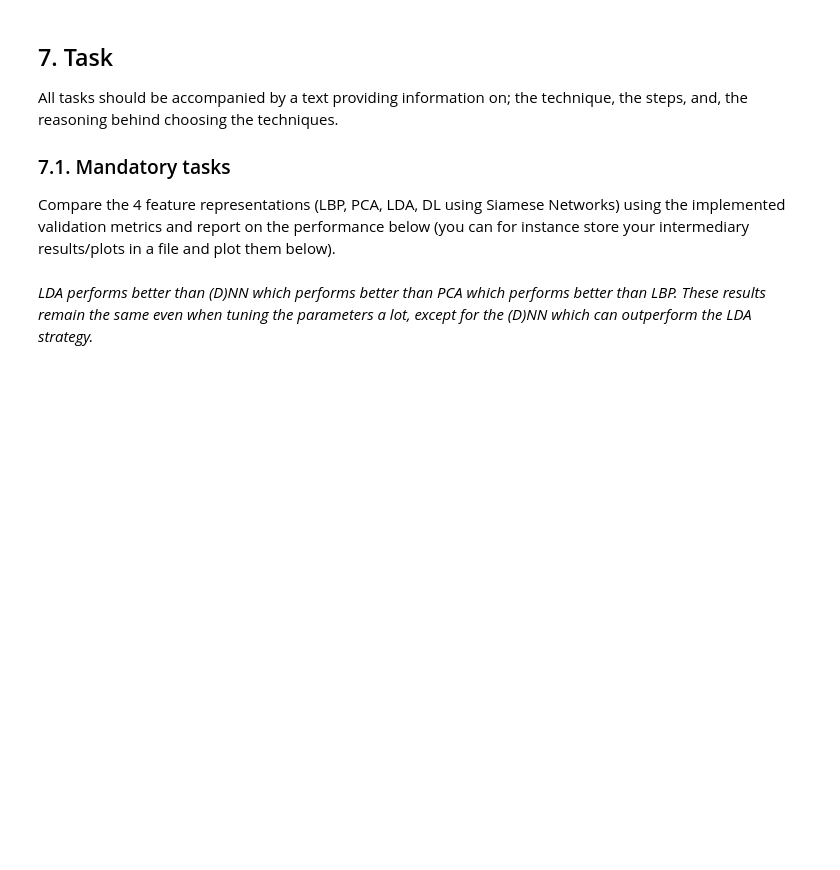
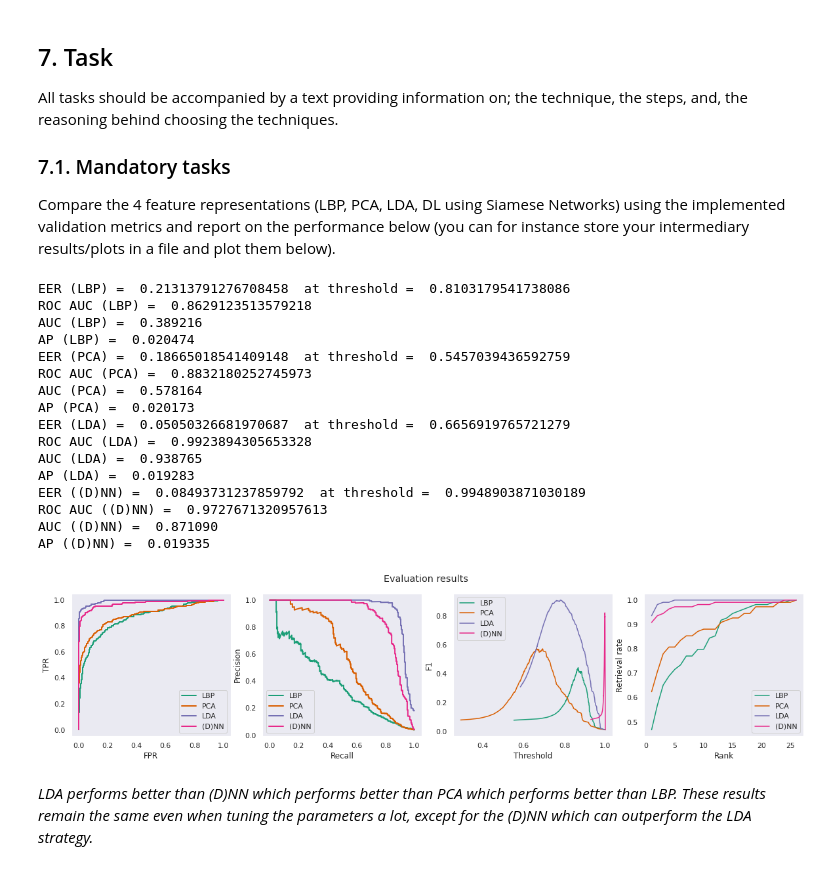
Before and after one commit to BrunoVandekerkhove/biometric-systems, a Jupyter notebook: face_recognition/facial_recognition.ipynb, the cells around one changed output. Cells and saved outputs as stored; diff of their text form; code cells hidden in the pictures; blank space fills up the shorter version.

```diff
--- a/face_recognition/facial_recognition.ipynb
+++ b/face_recognition/facial_recognition.ipynb
@@ -933,34 +933,52 @@ def evaluate(strategies, scores):
   for (strategy, strategy_scores) in zip(strategies, scores):
     (genuine_id_test, _, normalised_test, matrix_test) = strategy_scores
     # ROC
     fpr, tpr, thresholds = roc_curve(genuine_id_test, 1 - normalised_test)
     axes[0].plot(fpr, tpr, color=colors[color_idx], lw=2, label=strategy.name)
     differences = [abs((1-x)-y) for (x,y) in zip(tpr, fpr)]
     min_index = differences.index(min(differences))
     print('EER (' + strategy.name + ') = ', fpr[min_index], ' at threshold = ', thresholds[min_index])
     print('ROC AUC (' + strategy.name + ') = ', roc_auc_score(genuine_id_test, 1 - normalised_test))
     # Precision-Recall
     precision, recall, _ = precision_recall_curve(genuine_id_test, 1 - normalised_test)
     axes[1].plot(recall, precision, color=colors[color_idx], lw=2, label=strategy.name)
     print('AUC (' + strategy.name + ') = % f' % auc(recall, precision))
     print('AP (' + strategy.name + ') = % f' % average_precision_score(genuine_id_test, normalised_test))
     # F1
     scores = 1 - normalised_test
     thresholds = sorted(scores[genuine_id_test > 0]) #np.linspace(0.0, 1.0, 100).tolist()
     f1_scores = [f1_score(genuine_id_test, np.where(scores >= t, 1, 0)) for t in thresholds]
     axes[2].plot(thresholds, f1_scores, color=colors[color_idx], label=strategy.name)
     # CMC
-    cmc = CMC(matrix_test)
+    cmc = random_CMC(strategy, training=False)
     axes[3].plot(list(range(1, len(cmc) + 1)), cmc, color=colors[color_idx], label=strategy.name)
     # Next color
     color_idx = color_idx + 1
   axes[0].legend()
   axes[1].legend()
   axes[2].legend()
   axes[3].legend()
   plt.show()
 
 evaluate(strategies, [scores_test_dict[strategy.name] for strategy in strategies])
+# %% [output]
+EER (LBP) =  0.21313791276708458  at threshold =  0.8103179541738086
+ROC AUC (LBP) =  0.8629123513579218
+AUC (LBP) =  0.389216
+AP (LBP) =  0.020474
+EER (PCA) =  0.18665018541409148  at threshold =  0.5457039436592759
+ROC AUC (PCA) =  0.8832180252745973
+AUC (PCA) =  0.578164
+AP (PCA) =  0.020173
+EER (LDA) =  0.05050326681970687  at threshold =  0.6656919765721279
+ROC AUC (LDA) =  0.9923894305653328
+AUC (LDA) =  0.938765
+AP (LDA) =  0.019283
+EER ((D)NN) =  0.08493731237859792  at threshold =  0.9948903871030189
+ROC AUC ((D)NN) =  0.9727671320957613
+AUC ((D)NN) =  0.871090
+AP ((D)NN) =  0.019335
+[figure, added]
 # %% [markdown]
 *LDA performs better than (D)NN which performs better than PCA which performs better than LBP. These results remain the same even when tuning the parameters a lot, except for the (D)NN which can outperform the LDA strategy.*
 # %% [markdown]
```
